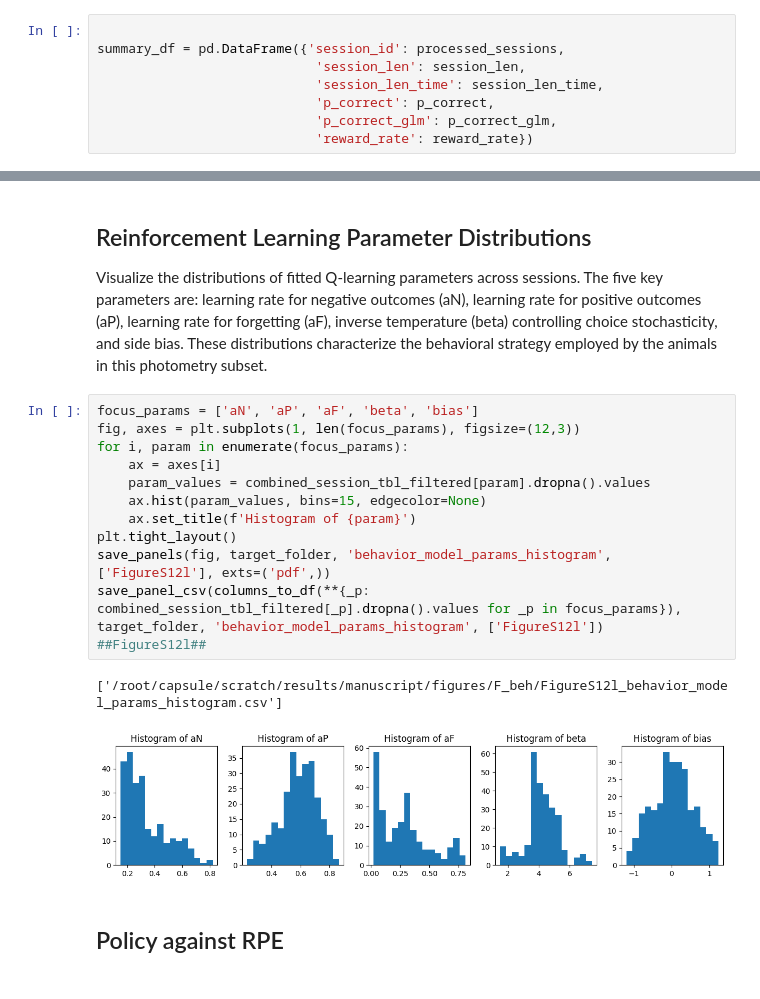
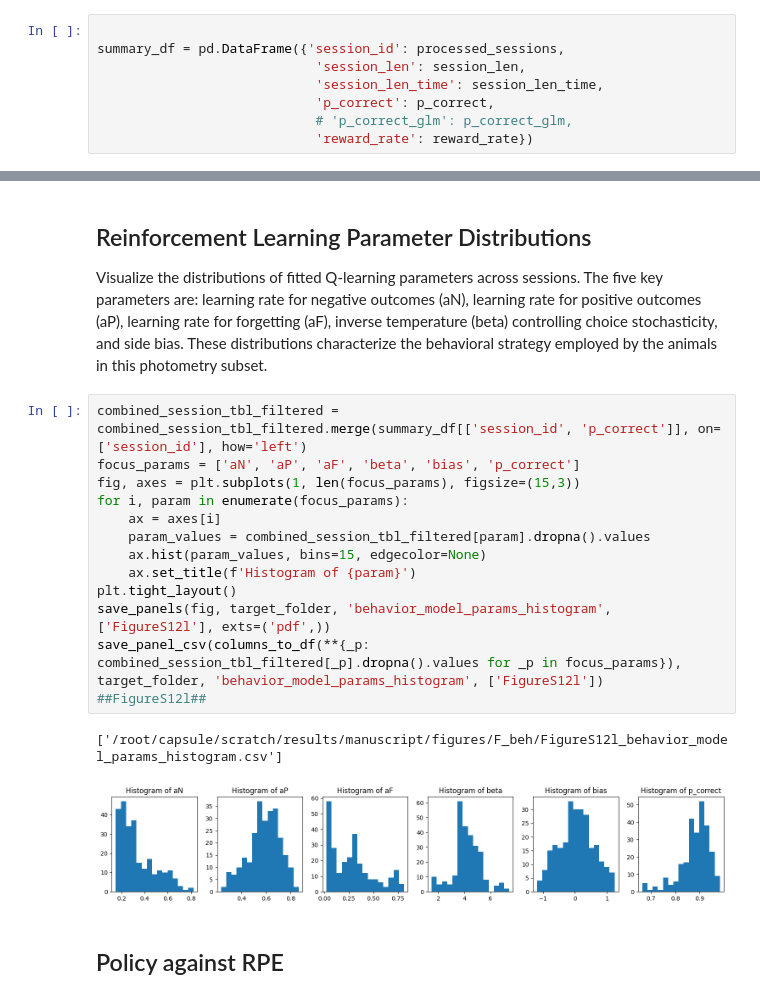
Before and after one commit to AllenNeuralDynamics/aind-beh-ephys-analysis, a Jupyter notebook: code/beh_ephys_analysis/session_combine/manuscript_figures/F_behavior_w_FP.ipynb, the cells around one changed output, grey strips where cells are left out. Cells and saved outputs as stored; diff of their text form.

```diff
--- a/code/beh_ephys_analysis/session_combine/manuscript_figures/F_behavior_w_FP.ipynb
+++ b/code/beh_ephys_analysis/session_combine/manuscript_figures/F_behavior_w_FP.ipynb
@@ -648,7 +658,7 @@ summary_df = pd.DataFrame({'session_id': processed_sessions,
                             'session_len': session_len,
                             'session_len_time': session_len_time,
                             'p_correct': p_correct,
-                            'p_correct_glm': p_correct_glm,
+                            # 'p_correct_glm': p_correct_glm,
                             'reward_rate': reward_rate})
 # %%
 # histogram of all summary stats
@@ -691,20 +689,21 @@ Name: p_correct_glm, dtype: float64
 
 Visualize the distributions of fitted Q-learning parameters across sessions. The five key parameters are: learning rate for negative outcomes (aN), learning rate for positive outcomes (aP), learning rate for forgetting (aF), inverse temperature (beta) controlling choice stochasticity, and side bias. These distributions characterize the behavioral strategy employed by the animals in this photometry subset.
 # %%
-focus_params = ['aN', 'aP', 'aF', 'beta', 'bias']
-fig, axes = plt.subplots(1, len(focus_params), figsize=(12,3))
+combined_session_tbl_filtered = combined_session_tbl_filtered.merge(summary_df[['session_id', 'p_correct']], on=['session_id'], how='left')
+focus_params = ['aN', 'aP', 'aF', 'beta', 'bias', 'p_correct']
+fig, axes = plt.subplots(1, len(focus_params), figsize=(15,3))
 for i, param in enumerate(focus_params):
     ax = axes[i]
     param_values = combined_session_tbl_filtered[param].dropna().values
     ax.hist(param_values, bins=15, edgecolor=None)
     ax.set_title(f'Histogram of {param}')
 plt.tight_layout()
 save_panels(fig, target_folder, 'behavior_model_params_histogram', ['FigureS12l'], exts=('pdf',))
 save_panel_csv(columns_to_df(**{_p: combined_session_tbl_filtered[_p].dropna().values for _p in focus_params}), target_folder, 'behavior_model_params_histogram', ['FigureS12l'])
 ##FigureS12l##
 # %% [output]
 ['/root/capsule/scratch/results/manuscript/figures/F_beh/FigureS12l_behavior_model_params_histogram.csv']
-[figure, old version]
+[figure, new version]
 # %% [markdown]
 ## Policy against RPE
 # %% [markdown]
```
Also changed, not shown: parts of 13 cells of this notebook, 27 other files.
